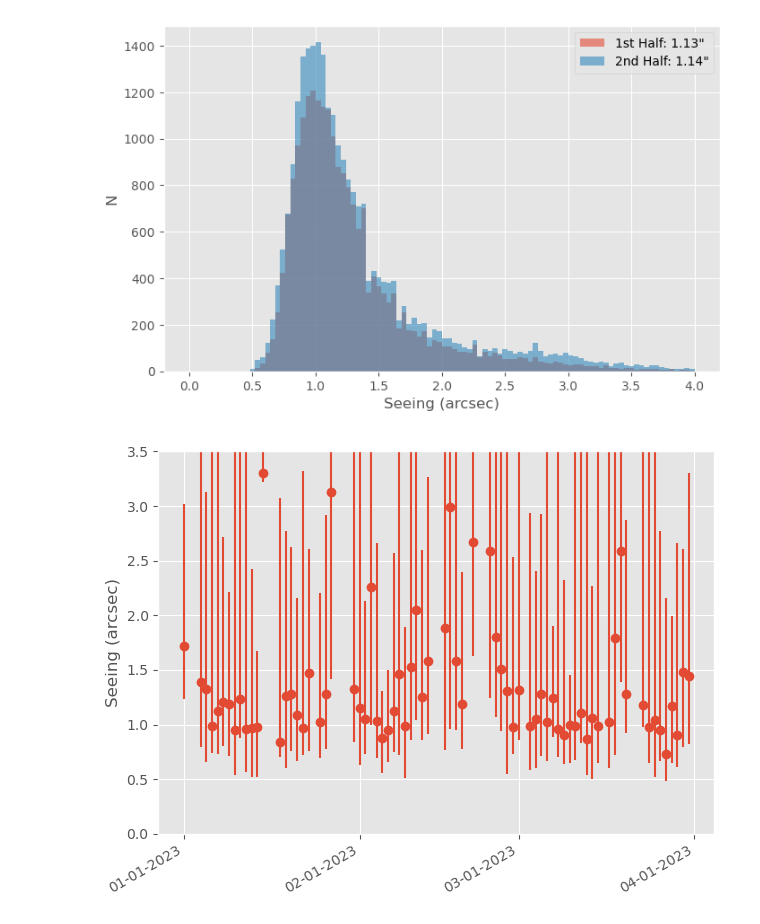
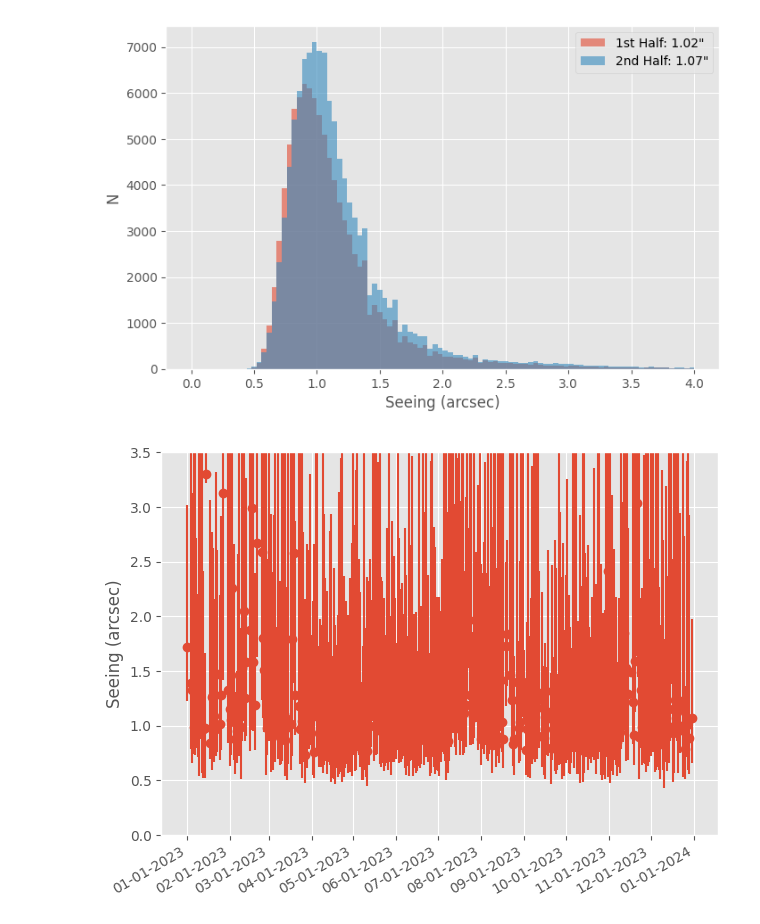
Before and after one commit to MMTObservatory/seeing_analysis, a Jupyter notebook: Seeing Summary - 2023_q1.ipynb, the cells around one changed output. Saved outputs shown, nothing was run; the diff lists cells and outputs as text; code cells hidden in the pictures.

```diff
--- a/Seeing Summary - 2023_q1.ipynb
+++ b/Seeing Summary - 2023_q1.ipynb
@@ -244,2 +257,2 @@ cyclop
 # %%
-cyclop_q1 = cyclop[(cyclop.index >= '2023-01-01') & (cyclop.index < '2023-04-01')]
+cyclop_2023 = cyclop[(cyclop.index >= '2023-01-01') & (cyclop.index < '2024-01-01')]
@@ -310,7 +332,7 @@ plt.show()
 # %%
 # now use the between_time() method to split the data into first and second halves of the night.
-first_half = cyclop_q1.between_time(start_time='00:00', end_time='07:00')
-second_half = cyclop_q1.between_time(start_time='07:00', end_time='14:00')
+first_half = cyclop_2023.between_time(start_time='00:00', end_time='07:00')
+second_half = cyclop_2023.between_time(start_time='07:00', end_time='14:00')
 #first_half = months['December'].between_time(start_time='00:00', end_time='07:00')
 #second_half = months['December'].between_time(start_time='07:00', end_time='14:00')
 med_1st = np.median(first_half['seeing'])
@@ -324,31 +346,31 @@ plt.legend(["1st Half: %.2f\"" % med_1st, "2nd Half: %.2f\"" % med_2nd])
 plt.xlabel("Seeing (arcsec)")
 plt.ylabel("N")
 #plt.title("Data and median seeing values grouped by half of the night")
-plt.savefig("2023q1_cyclop_1st2nd.png")
+plt.savefig("2023_cyclop_1st2nd.png")
 plt.show()
 # %% [output]
-[figure, old version]
+[figure, new version]
 # %%
 # make a new data frame that resamples the WFS data daily into the median, min, and max seeing for each day.
 #fixed = fixed["2018-06-30":"2018-10-01"]
 fig, ax = plt.subplots()
 daily = pd.DataFrame()
-daily['seeing'] = cyclop_q1.seeing.resample('D').median()
-daily['max'] = cyclop_q1.seeing.resample('D').max()
-daily['min'] = cyclop_q1.seeing.resample('D').min()
+daily['seeing'] = cyclop_2023.seeing.resample('D').median()
+daily['max'] = cyclop_2023.seeing.resample('D').max()
+daily['min'] = cyclop_2023.seeing.resample('D').min()
 lowb = daily['seeing'] - daily['min']
 upb = daily['max'] - daily['seeing']
 plt.errorbar(daily.index, daily['seeing'], yerr=[lowb, upb], fmt='o')
 ax.xaxis.set_major_locator(mdates.MonthLocator())
 ax.xaxis.set_major_formatter(mdates.DateFormatter("%m-%d-%Y"))
 ax.set_ylim(0.0, 3.5)
 fig.autofmt_xdate()
 plt.tight_layout()
 plt.ylabel("Seeing (arcsec)")
 #plt.title("Nightly median seeing")
-plt.savefig("2023q1_cyclop_nightly.png")
+plt.savefig("2023_cyclop_plot_monthly.png")
 plt.show()
 # %% [output]
-[figure, old version]
+[figure, new version]
 # %%
 date_list = list(daily.index.strftime('%Y-%m-%d'))
```
Also changed, not shown: parts of 22 cells of this notebook, 13 other files.
